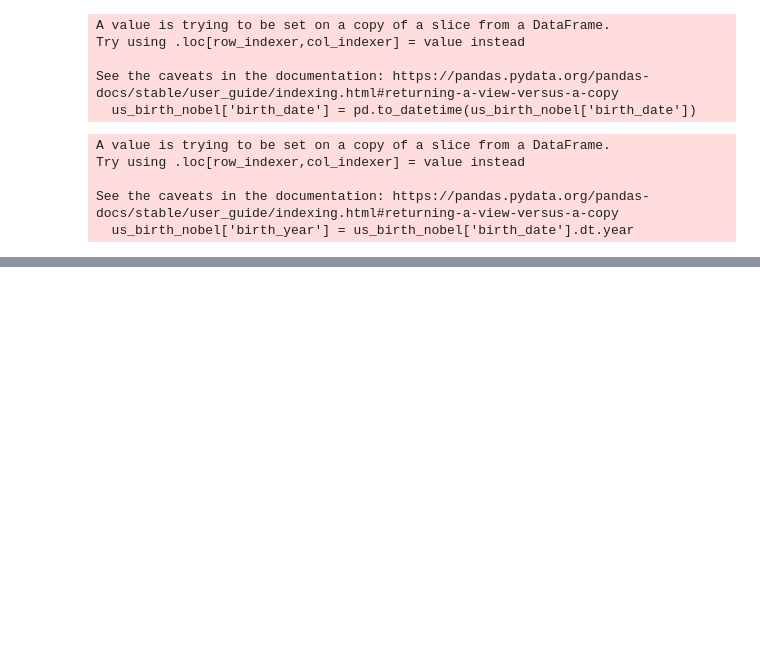
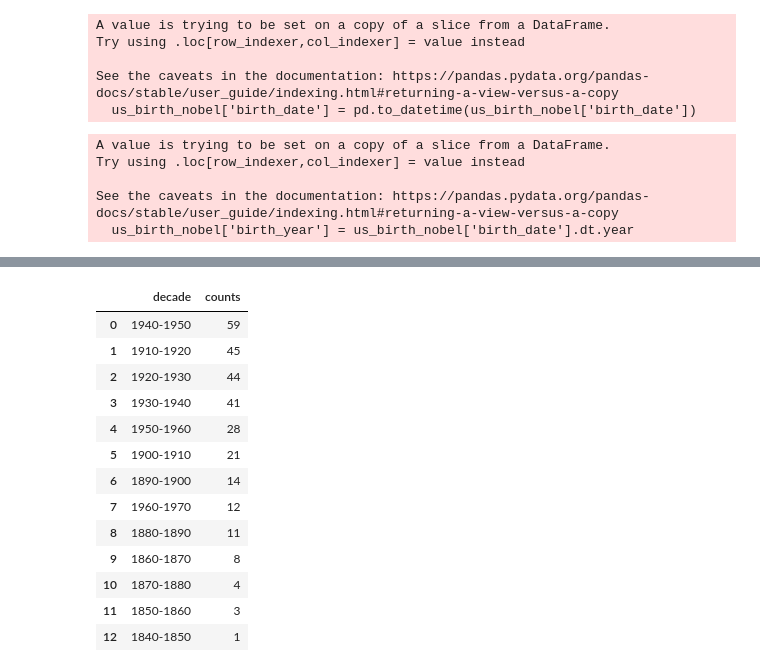
Before and after one commit to Mnr04/Data_Bootcamps_Projects, a Jupyter notebook: Visualizing_Nobel_Prize_Winners.ipynb, the cells around one changed output, grey strips where cells are left out. Drawn from its saved outputs; the diff is of its cells as text; code cells hidden in the pictures; blank space fills up the shorter version.

```diff
--- a/Visualizing_Nobel_Prize_Winners.ipynb
+++ b/Visualizing_Nobel_Prize_Winners.ipynb
@@ -177,0 +267,17 @@ Name: birth_year, Length: 291, dtype: float64
+# %%
+df
+# %% [output]
+|  | decade | counts |
+| 0 | 1940-1950 | 59 |
+| 1 | 1910-1920 | 45 |
+| 2 | 1920-1930 | 44 |
+| 3 | 1930-1940 | 41 |
+| 4 | 1950-1960 | 28 |
+| 5 | 1900-1910 | 21 |
+| 6 | 1890-1900 | 14 |
+| 7 | 1960-1970 | 12 |
+| 8 | 1880-1890 | 11 |
+| 9 | 1860-1870 | 8 |
+| 10 | 1870-1880 | 4 |
+| 11 | 1850-1860 | 3 |
+| 12 | 1840-1850 | 1 |
```
Also changed, not shown: parts of 24 cells of this notebook.
